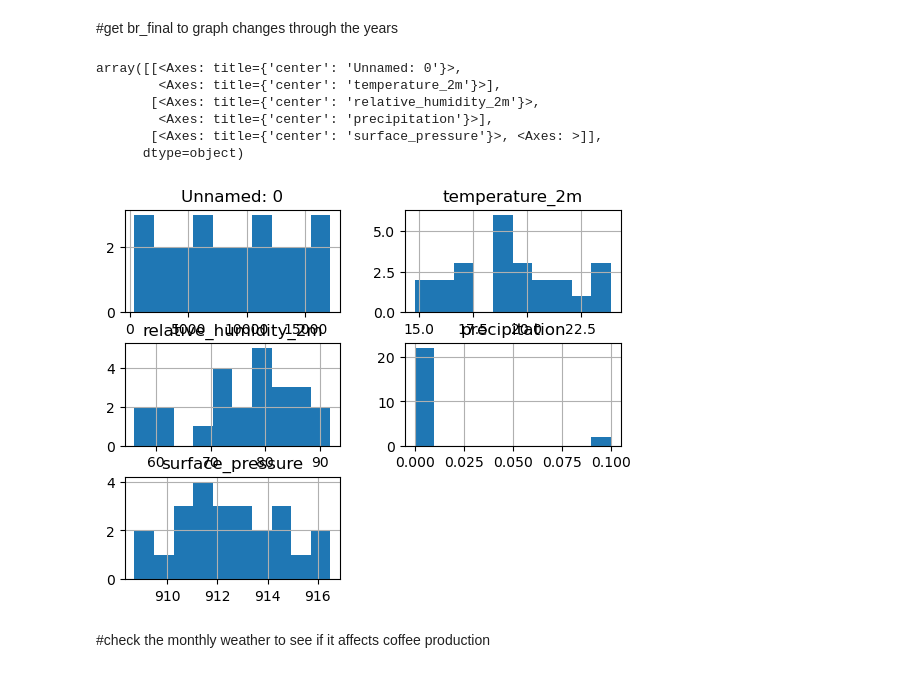
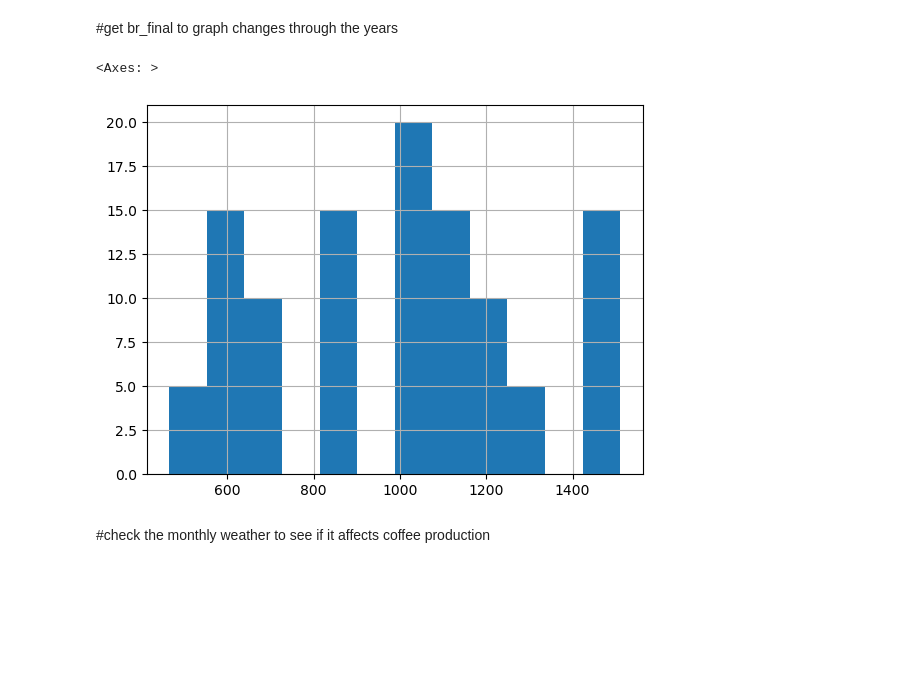
Before and after one commit to Totally-Kyle/TLAB-3, a Jupyter notebook: weather_api/notebooks/explore_weather.ipynb, the cells around one changed output. Saved outputs shown, nothing was run; the diff lists cells and outputs as text; code cells hidden in the pictures; blank space fills up the shorter version.

```diff
--- a/weather_api/notebooks/explore_weather.ipynb
+++ b/weather_api/notebooks/explore_weather.ipynb
@@ -6,17 +6,11 @@ import seaborn as sns
 #get br_final to graph changes through the years
 # %%
 EDA = pd.read_csv("/Users/sa24/Downloads/weather_api/data/csv/br_final.csv")
-# %%
-weather = pd.read_csv("/Users/sa24/Downloads/weather_api/data/csv/monthly_median_data.csv")
-weather.hist()
-# %% [output]
-array([[<Axes: title={'center': 'Unnamed: 0'}>,
-        <Axes: title={'center': 'temperature_2m'}>],
-       [<Axes: title={'center': 'relative_humidity_2m'}>,
-        <Axes: title={'center': 'precipitation'}>],
-       [<Axes: title={'center': 'surface_pressure'}>, <Axes: >]],
-      dtype=object)
-[figure, removed]
+# %%
+EDA["nonbear_mill_trees"].hist(bins=12)
+# %% [output]
+<Axes: >
+[figure, added]
 # %% [markdown]
 #check the monthly weather to see if it affects coffee production
 # %%
```
Also changed, not shown: parts of 2 cells of this notebook.
